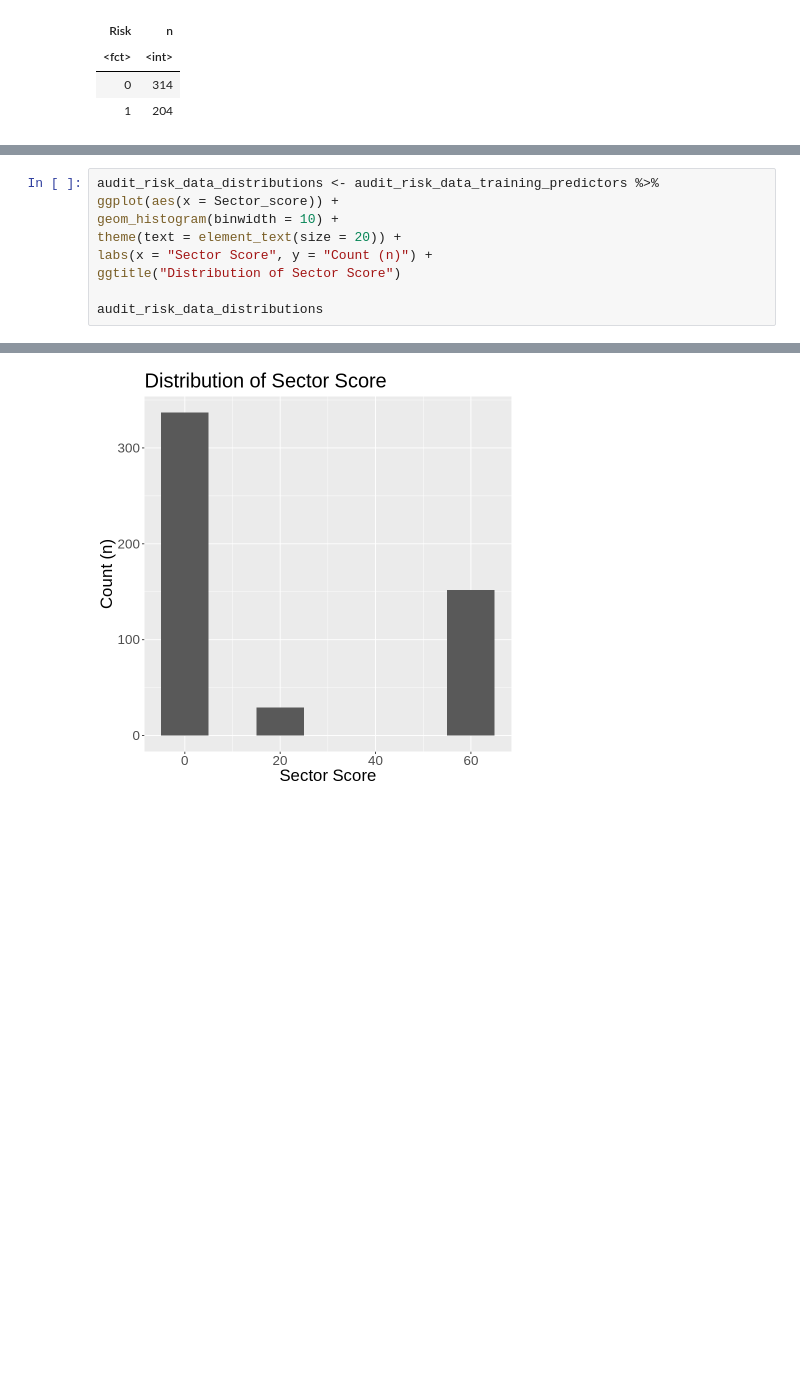
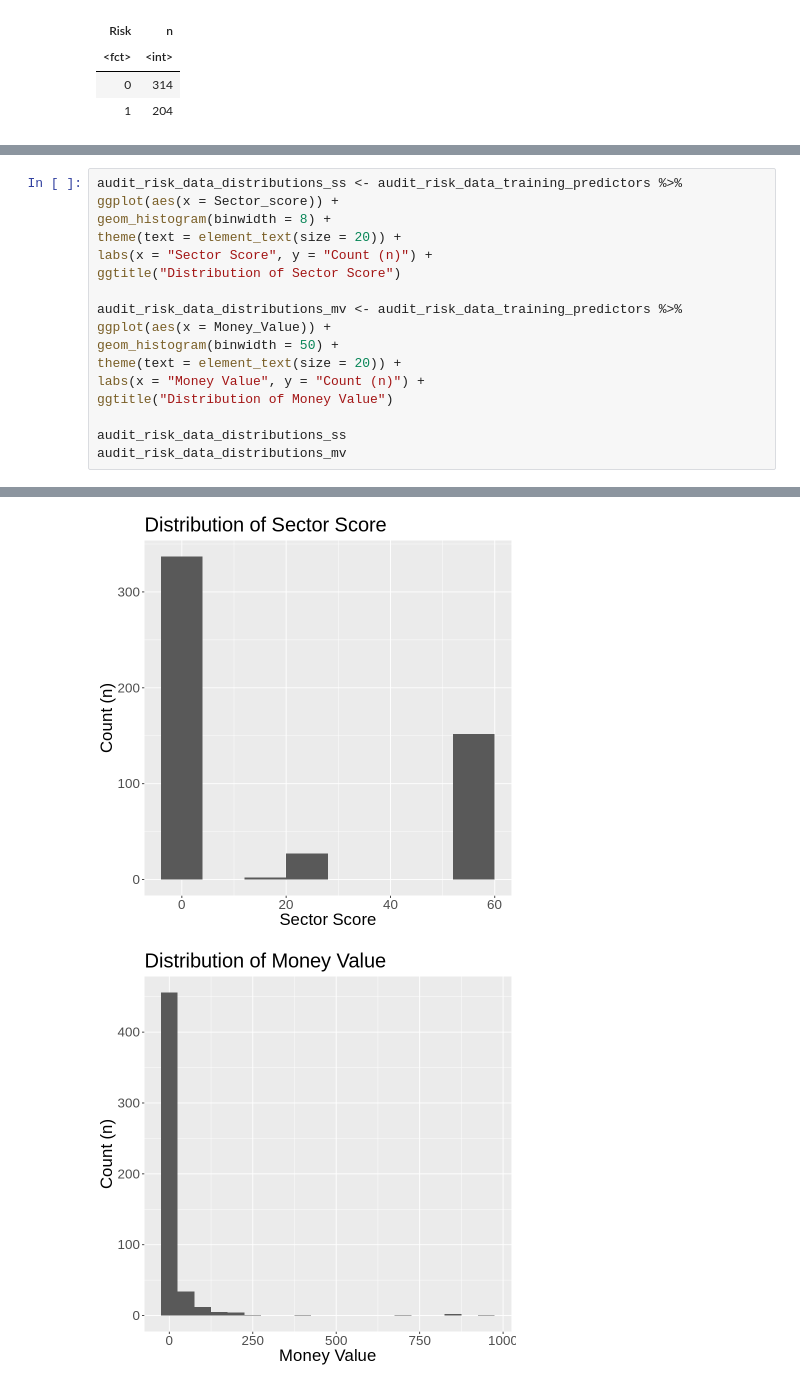
Before and after one commit to stevenning203/dsci100_group_proposal, a Jupyter notebook: notebook.ipynb, the cells around one changed output, grey strips where cells are left out. Cells and saved outputs as stored; diff of their text form; blank space fills up the shorter version.

Commit message:
Added both histograms and removed title

```diff
--- a/notebook.ipynb
+++ b/notebook.ipynb
@@ -156,10 +153,18 @@ We can create a histogram to view the distributions of each of the predictor var
 # %%
-audit_risk_data_distributions <- audit_risk_data_training_predictors %>%
+audit_risk_data_distributions_ss <- audit_risk_data_training_predictors %>%
 ggplot(aes(x = Sector_score)) +
-geom_histogram(binwidth = 10) +
+geom_histogram(binwidth = 8) +
 theme(text = element_text(size = 20)) +
 labs(x = "Sector Score", y = "Count (n)") +
 ggtitle("Distribution of Sector Score")
 
-audit_risk_data_distributions
+audit_risk_data_distributions_mv <- audit_risk_data_training_predictors %>%
+ggplot(aes(x = Money_Value)) +
+geom_histogram(binwidth = 50) +
+theme(text = element_text(size = 20)) +
+labs(x = "Money Value", y = "Count (n)") +
+ggtitle("Distribution of Money Value")
+
+audit_risk_data_distributions_ss
+audit_risk_data_distributions_mv
 # %% [output]
@@ -166 +173,2 @@ audit_risk_data_distributions
-[figure, old version]
+[figure, new version]
+[figure, added]
```
Also changed, not shown: parts of 9 cells of this notebook.
